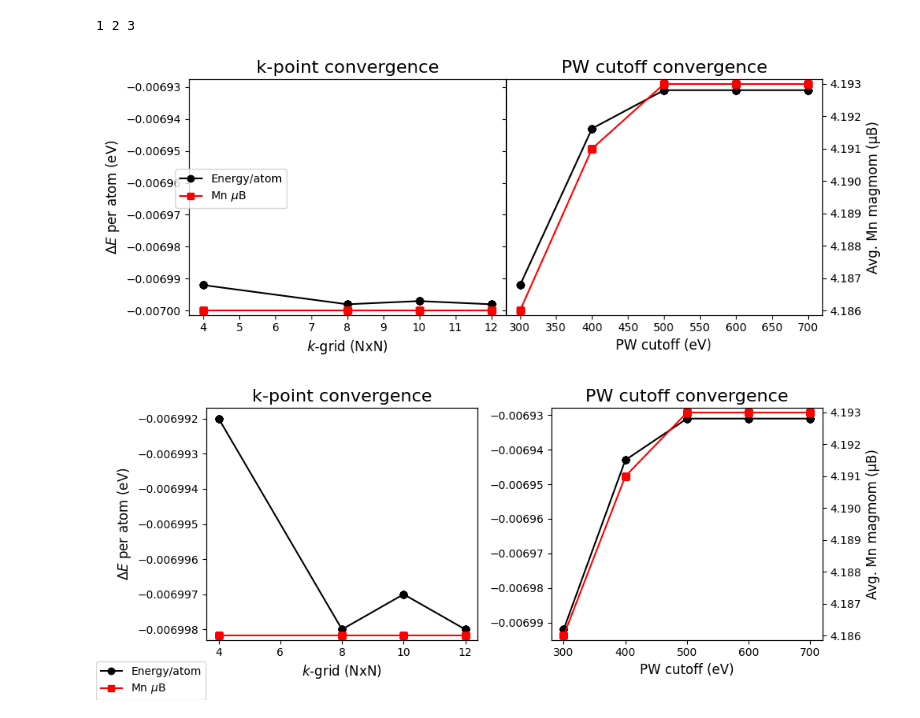
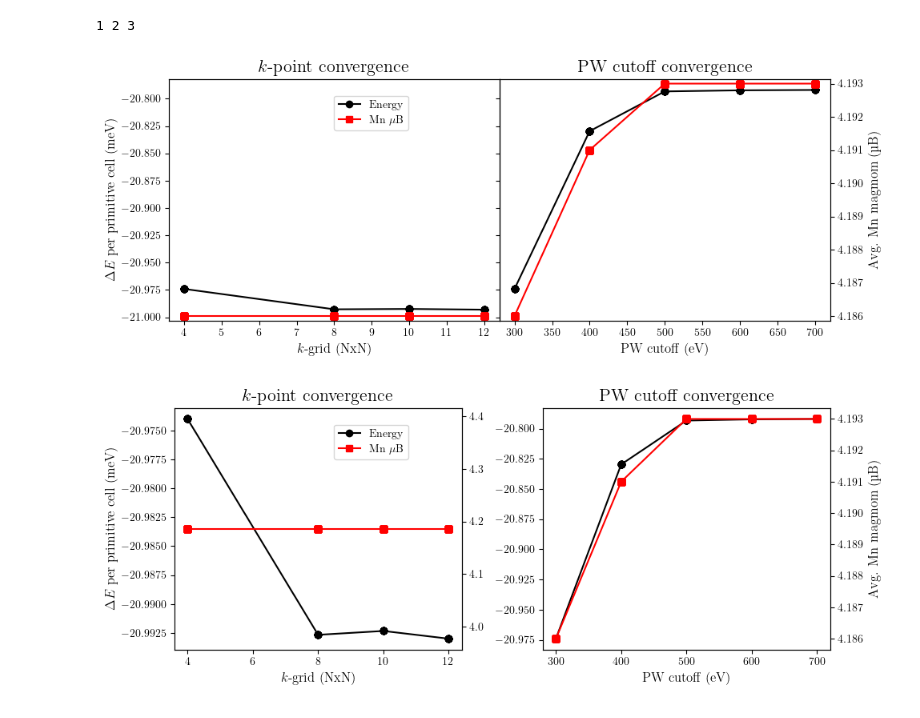
Before and after one commit to RuneEkman/DFT-project-2026, a Jupyter notebook: Convergence test MnI2/convtest_plot.ipynb, the cells around one changed output. Drawn from its saved outputs; the diff is of its cells as text; code cells hidden in the pictures.

```diff
--- a/Convergence test MnI2/convtest_plot.ipynb
+++ b/Convergence test MnI2/convtest_plot.ipynb
@@ -347,7 +348,9 @@ def loader(csv_file):
             if row["scf_converged"] != "True":
                 continue
 
-            energy = float(row["energy_per_atom_eV"])
+            # energy = float(row["energy_per_atom_eV"])
+            energy = float(row["energy_eV"]) / 3 #DOING TOTAL ENERGY PER PRIMITIVE CELL
+
 
             mn_list = [float(x) for x in row["mn_moment_magnitudes"].split('|')]
             mn_mean = np.mean(mn_list)
@@ -391,19 +394,19 @@ def plot_convergence(results, save=False, filename='update_name.pdf'):
     ax2 = ax1.twinx()
     ax4 = ax3.twinx()
 
-    ax1.plot(kgrid_vals, k_energy, marker='o' , label = r'Energy/atom', color='black')
+    ax1.plot(kgrid_vals, k_energy*10**3, marker='o' , label = r'Energy', color='black')
     ax2.plot(kgrid_vals, k_mn_mom, marker='s', label = r'Mn $\mu$B', color='red')
 
 
     ax1.set_xlabel(r"$k$-grid (NxN)", fontsize=labelsize)
-    ax1.set_ylabel(r"$\Delta E$ per atom (eV)", fontsize=labelsize)
+    ax1.set_ylabel(r"$\Delta E$ per primitive cell (meV)", fontsize=labelsize)
     # ax2.set_ylabel("Mn magnetic moment (µB)") #Maybe comment out this
 
-    ax1.set_title("k-point convergence", fontsize=titlesize)
+    ax1.set_title(r"$k$-point convergence", fontsize=titlesize)
 
     # ----- Right: cutoff convergence -----
 
-    ax3.plot(ecut_vals, e_energy, marker='o', color='black')
+    ax3.plot(ecut_vals, e_energy*10**3, marker='o', color='black')
     ax4.plot(ecut_vals, e_mn_mom, marker='s', color='red')
 
     ax3.set_xlabel("PW cutoff (eV)", fontsize=labelsize)
@@ -425,7 +428,8 @@ def plot_convergence(results, save=False, filename='update_name.pdf'):
         handles.extend(h)
         labels.extend(l)
 
-    fig.legend(handles,labels,loc=(0.1,1/2))
+    # fig.legend(handles,labels,loc=(0.1,1/2))
+    fig.legend(handles,labels,loc=(1/2-0.2,0.75))
     # fig.legend(handles,labels,loc=(0,0))
 
     plt.tight_layout()
@@ -457,19 +461,19 @@ def plot_convergence_3(results, save=False, filename='update_name.pdf'):
     ax2 = ax1.twinx()
     ax4 = ax3.twinx()
 
-    ax1.plot(kgrid_vals, k_energy, marker='o' , label = r'Energy/atom', color='black')
+    ax1.plot(kgrid_vals, k_energy*10**3, marker='o' , label = r'Energy', color='black')
     ax2.plot(kgrid_vals, k_mn_mom, marker='s', label = r'Mn $\mu$B', color='red')
 
 
     ax1.set_xlabel(r"$k$-grid (NxN)", fontsize=labelsize)
-    ax1.set_ylabel(r"$\Delta E$ per atom (eV)", fontsize=labelsize)
+    ax1.set_ylabel(r"$\Delta E$ per primitive cell (meV)", fontsize=labelsize)
     # ax2.set_ylabel("Mn magnetic moment (µB)") #Maybe comment out this
 
-    ax1.set_title("k-point convergence", fontsize=titlesize)
+    ax1.set_title(r"$k$-point convergence", fontsize=titlesize)
 
     # ----- Right: cutoff convergence -----
 
-    ax3.plot(ecut_vals, e_energy, marker='o', color='black')
+    ax3.plot(ecut_vals, e_energy*10**3, marker='o', color='black')
     ax4.plot(ecut_vals, e_mn_mom, marker='s', color='red')
 
     ax3.set_xlabel("PW cutoff (eV)", fontsize=labelsize)
@@ -478,11 +482,11 @@ def plot_convergence_3(results, save=False, filename='update_name.pdf'):
     ax3.set_title("PW cutoff convergence", fontsize=titlesize)
 
 
-    ##Share y-axes of the Mn magnetic moment stuff
-    ax2.set_ylim(mn_min - padding, mn_max + padding)
-    ax4.set_ylim(mn_min - padding, mn_max + padding)
+    # ##Share y-axes of the Mn magnetic moment stuff
+    # ax2.set_ylim(mn_min - padding, mn_max + padding)
+    # ax4.set_ylim(mn_min - padding, mn_max + padding)
 
-    ax2.set_yticks([])
+    # ax2.set_yticks([])
 
 
     handles,labels = [], []
@@ -491,7 +495,8 @@ def plot_convergence_3(results, save=False, filename='update_name.pdf'):
         handles.extend(h)
         labels.extend(l)
 
-    fig.legend(handles,labels,loc=(0,0))
+    # fig.legend(handles,labels,loc=(0,0))
+    fig.legend(handles,labels,loc=(1/2-0.2,0.75))
 
     plt.tight_layout()
     # fig.subplots_adjust(wspace=0)
@@ -510,8 +520,8 @@ difference = [spinspiral[0], k_energy_diff , spinspiral[2] , spinspiral[3] , e_e
 # %%
 plot_convergence(difference)
 # %% [output]
-[figure, old version]
+[figure, new version]
 # %%
-plot_convergence_3(difference)
+plot_convergence_3(difference, save=True, filename='MnI2_convergence_1.pdf')
 # %% [output]
-[figure, old version]
+[figure, new version]
```
Also changed, not shown: parts of 2 cells of this notebook, 34 other files.
